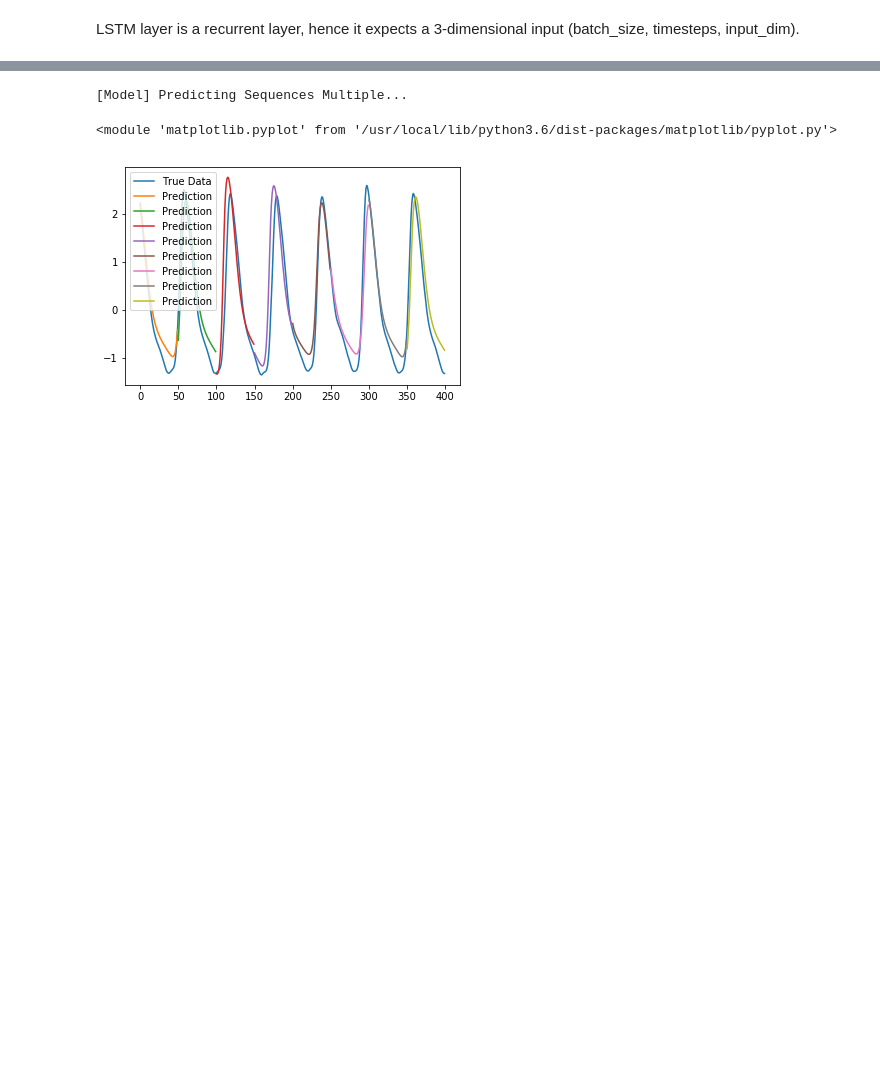
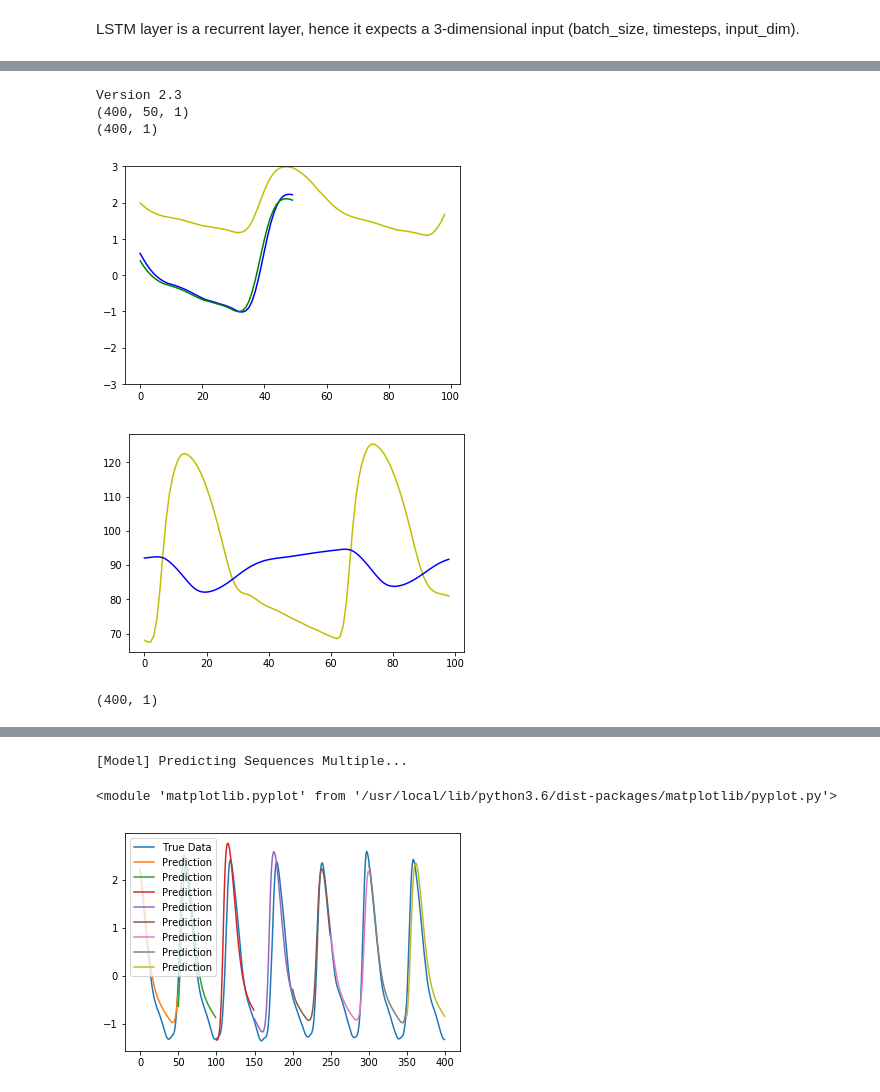
Before and after one commit to hossein20s/Average_Blood_Pressure_estimation, a Jupyter notebook: PPG2BloodPressure.ipynb, the cells around one changed output, grey strips where cells are left out. Saved outputs shown, nothing was run; the diff lists cells and outputs as text; code cells hidden in the pictures; blank space fills up the shorter version.

```diff
--- a/PPG2BloodPressure.ipynb
+++ b/PPG2BloodPressure.ipynb
@@ -162,0 +198,24 @@ median_absolute_error 0.0703289761684241
+# %%
+%run gdrive/My\ Drive/lib/graph.lib.ipynb
+
+x_test, y_test = data.seq2seq_test_data(
+    seq_len=configs['data']['sequence_length'],
+    normalise=configs['data']['normalise']
+)
+
+print(x_test.shape)
+print(y_test.shape)
+
+_plot(data.data_test[1:100,0], x_test[:,:,0])
+_ploty(data.data_test[1:100,1], y_test[1:100,0])
+# %% [output]
+Version 2.3
+(400, 50, 1)
+(400, 1)
+[figure, added]
+[figure, added]
+# %%
+predict_test = model.model.predict(x_test)
+print(predict_test.shape)
+# %% [output]
+(400, 1)
```
Also changed, not shown: parts of 26 cells of this notebook.
